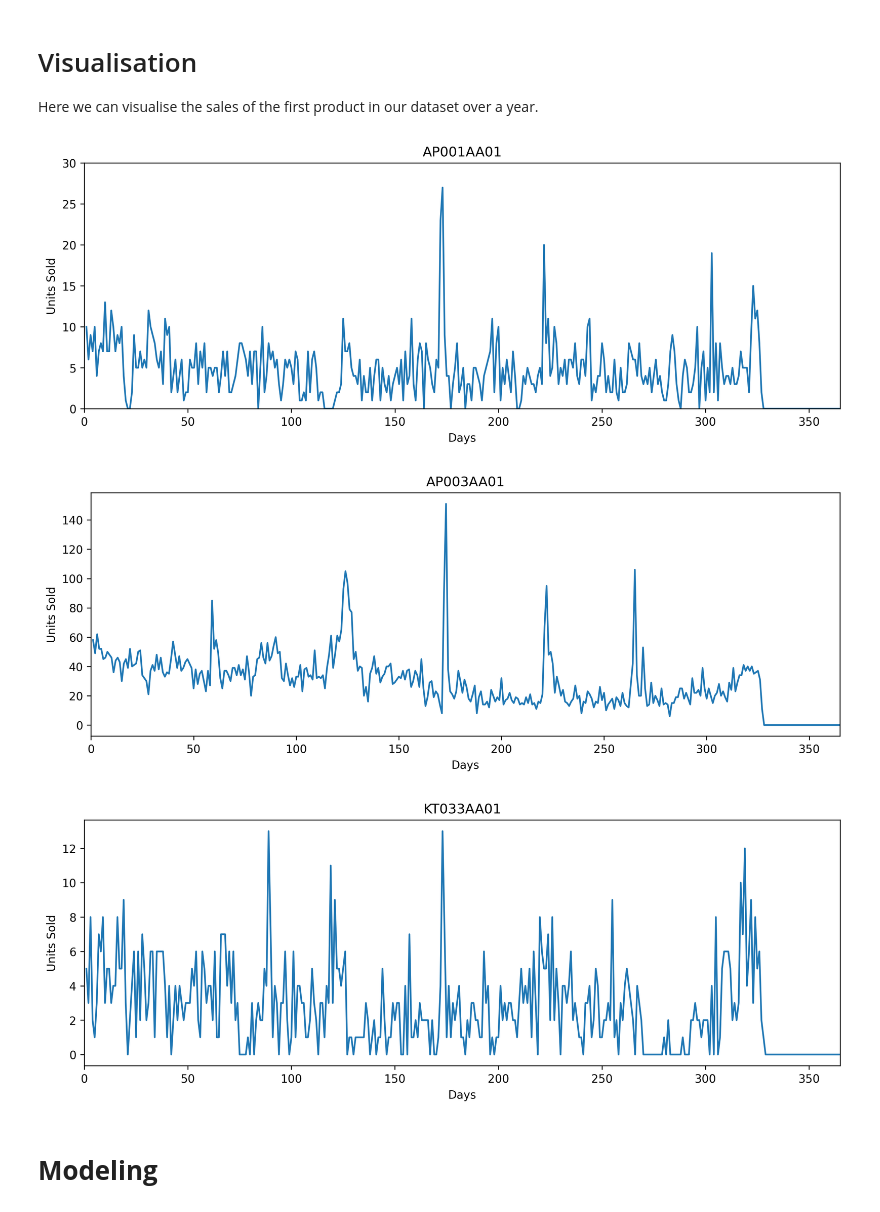
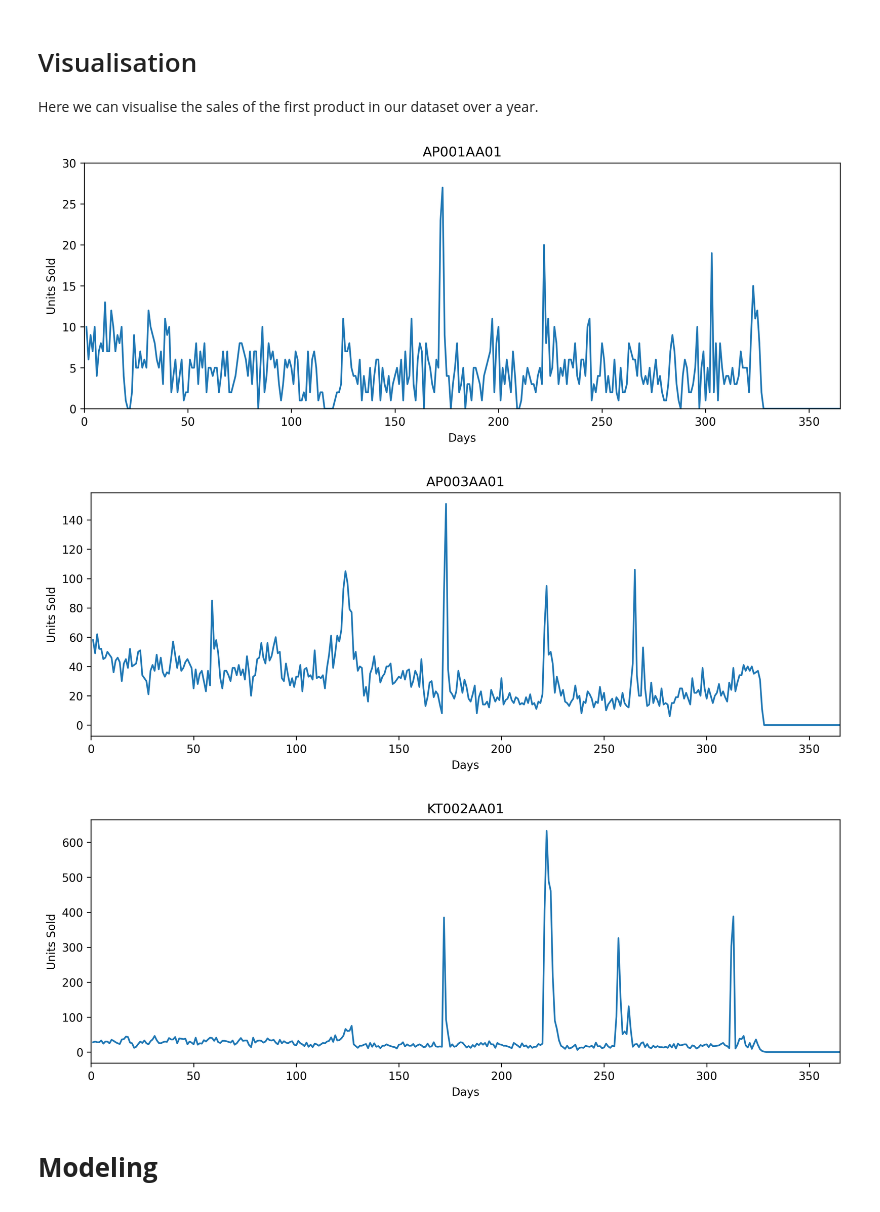
Before and after one commit to dnezan/km-sku-prediction, a Jupyter notebook: KM_forecast_practice.ipynb, the cells around one changed output. Drawn from its saved outputs; the diff is of its cells as text; code cells hidden in the pictures.

```diff
--- a/KM_forecast_practice.ipynb
+++ b/KM_forecast_practice.ipynb
@@ -106,7 +103,7 @@ print(df_new.shape[1]) #number of columns
 
 uniqval = list(df.item_id.unique()) #list of unique products
 uniqval.pop(0)
-print(uniqval[5])
+
 x=0
 while x < len(uniqval):
   listofzeros = [0] * 366
@@ -114,6 +111,9 @@ while x < len(uniqval):
   df_length = len(df_new)
   df_new.loc[df_length] = listofzeros
   x+=1
+  if(x%200==0):
+    print(x)
+
 print(df_new)
 # %% [output]
 367
@@ -134,6 +135,9 @@ AP002BA01UK
 [3785 rows x 367 columns]
 # %% [markdown]
 Next we fill in the values of items that were actually sold on a given day.
+# %%
+uniqval.insert(0,start_sku)
+#print(uniqval)
 # %%
 #Adding first product sales
 count=-1
@@ -174,7 +175,7 @@ import numpy as np
 #Enter random SKU here
 a=0
 b=7
-c=643
+c=600
 
 ##Plotting first product
 temp = df_new.iloc[a].tolist()
@@ -208,34 +209,34 @@ plt.plot(xpoints, temp)
 plt.xlabel('Days')
 plt.ylabel('Units Sold')
 plt.title(df_new.SKU[b])
 plt.xlim([0,365])
 #plt.ylim([0,100])
 
 ##Plotting third product
 temp = df_new.iloc[c].tolist()
 del temp[0]
 
 xpoints =range(1, 367)
 xpoints=list(xpoints)
 
 f = plt.figure(dpi=300)
 f.set_figwidth(12)
 f.set_figheight(4)
 plt.plot(xpoints, temp)
 
 plt.xlabel('Days')
 plt.ylabel('Units Sold')
 plt.title(df_new.SKU[c])
 plt.xlim([0,365])
 
 plt.savefig("graph_total.png") #PNG saved to Drive
 plt.savefig("graph_total.svg") #Lossless SVG saved to Drive
 
 plt.show()
 # %% [output]
 [figure]
 [figure]
-[figure, old version]
+[figure, new version]
 # %% [markdown]
 # **Modeling**
 # %% [markdown]
```
Also changed, not shown: parts of 7 cells of this notebook.
